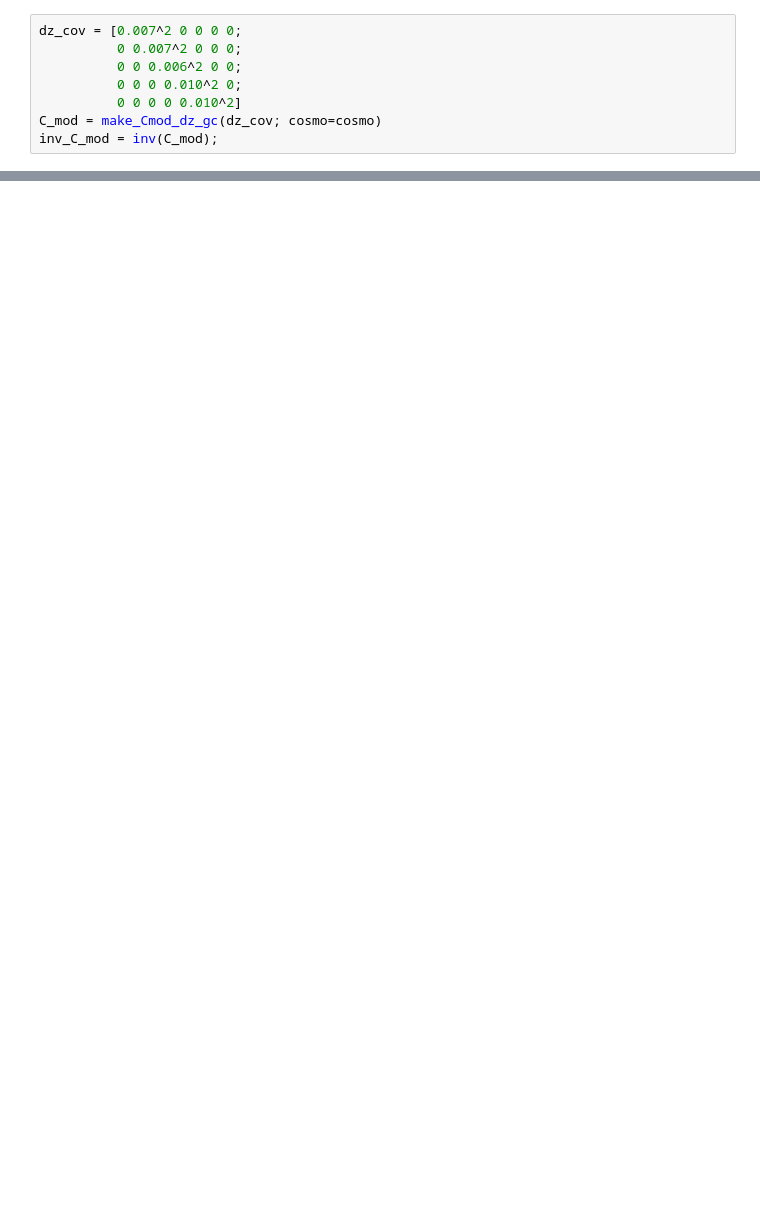
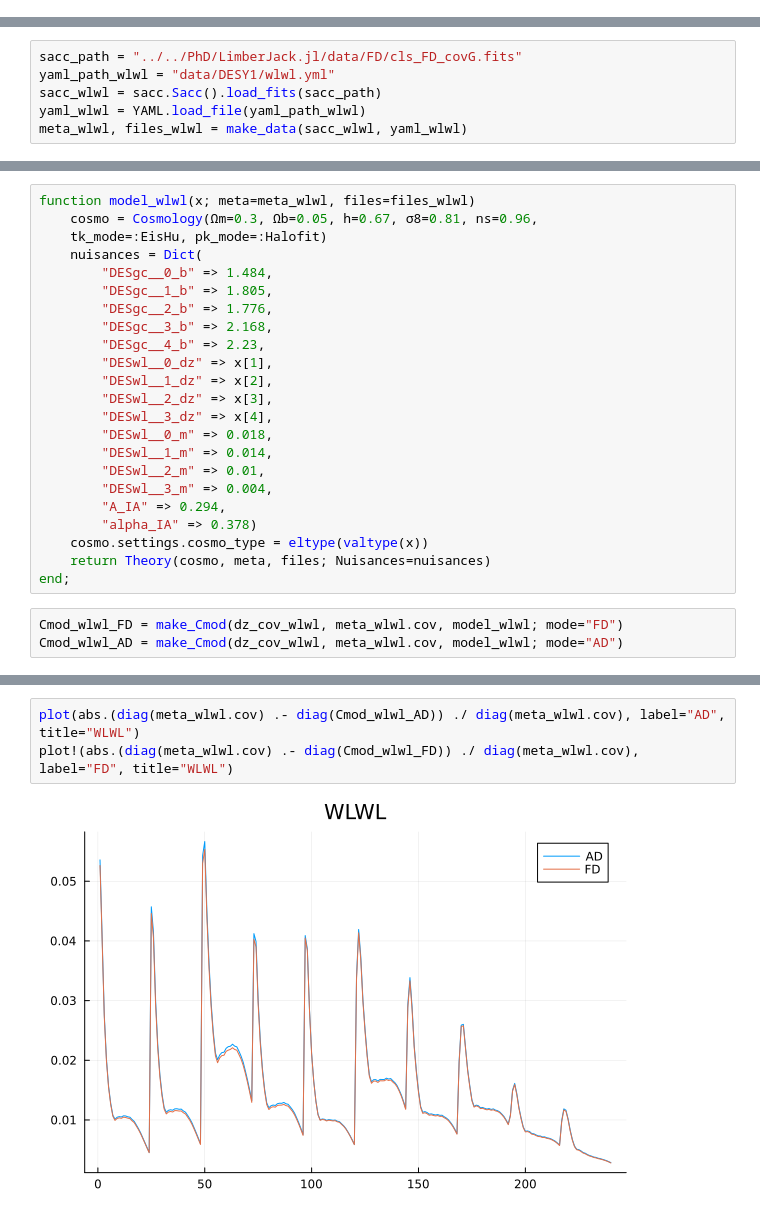
Before and after one commit to JaimeRZP/3x2_analytical, a Jupyter notebook: nz_tpt.ipynb, the cells around one changed output, grey strips where cells are left out. Cells and saved outputs as stored; diff of their text form; blank space fills up the shorter version.

```diff
--- a/nz_tpt.ipynb
+++ b/nz_tpt.ipynb
@@ -333,8 +0,0 @@ cosmo = Cosmology(0.30, 0.05, 0.67, 0.96, 0.81,
-# %%
-dz_cov = [0.007^2 0 0 0 0;
-          0 0.007^2 0 0 0;
-          0 0 0.006^2 0 0;
-          0 0 0 0.010^2 0;
-          0 0 0 0 0.010^2]
-C_mod = make_Cmod_dz_gc(dz_cov; cosmo=cosmo)
-inv_C_mod = inv(C_mod);
@@ -363,0 +24,6 @@ npzwrite("../../data/DESY1/nzs/gcgc_nz_cov_marg.npz",
+# %%
+sacc_path = "../../PhD/LimberJack.jl/data/FD/cls_FD_covG.fits"
+yaml_path_wlwl = "data/DESY1/wlwl.yml"
+sacc_wlwl = sacc.Sacc().load_fits(sacc_path)
+yaml_wlwl = YAML.load_file(yaml_path_wlwl)
+meta_wlwl, files_wlwl = make_data(sacc_wlwl, yaml_wlwl)
@@ -363,0 +170,26 @@ npzwrite("../../data/DESY1/nzs/gcgc_nz_cov_marg.npz",
+# %%
+function model_wlwl(x; meta=meta_wlwl, files=files_wlwl)
+    cosmo = Cosmology(Ωm=0.3, Ωb=0.05, h=0.67, σ8=0.81, ns=0.96,
+    tk_mode=:EisHu, pk_mode=:Halofit)
+    nuisances = Dict(
+        "DESgc__0_b" => 1.484,
+        "DESgc__1_b" => 1.805,
+        "DESgc__2_b" => 1.776,
+        "DESgc__3_b" => 2.168,
+        "DESgc__4_b" => 2.23,
+        "DESwl__0_dz" => x[1],
+        "DESwl__1_dz" => x[2],
+        "DESwl__2_dz" => x[3],
+        "DESwl__3_dz" => x[4],
+        "DESwl__0_m" => 0.018,
+        "DESwl__1_m" => 0.014,
+        "DESwl__2_m" => 0.01,
+        "DESwl__3_m" => 0.004,
+        "A_IA" => 0.294,
+        "alpha_IA" => 0.378)
+    cosmo.settings.cosmo_type = eltype(valtype(x))
+    return Theory(cosmo, meta, files; Nuisances=nuisances)
+end;
+# %%
+Cmod_wlwl_FD = make_Cmod(dz_cov_wlwl, meta_wlwl.cov, model_wlwl; mode="FD")
+Cmod_wlwl_AD = make_Cmod(dz_cov_wlwl, meta_wlwl.cov, model_wlwl; mode="AD")
@@ -363,0 +216,5 @@ npzwrite("../../data/DESY1/nzs/gcgc_nz_cov_marg.npz",
+# %%
+plot(abs.(diag(meta_wlwl.cov) .- diag(Cmod_wlwl_AD)) ./ diag(meta_wlwl.cov), label="AD", title="WLWL")
+plot!(abs.(diag(meta_wlwl.cov) .- diag(Cmod_wlwl_FD)) ./ diag(meta_wlwl.cov), label="FD", title="WLWL")
+# %% [output]
+[figure, added]
```
Also changed, not shown: parts of 63 cells of this notebook, 4 other files.
